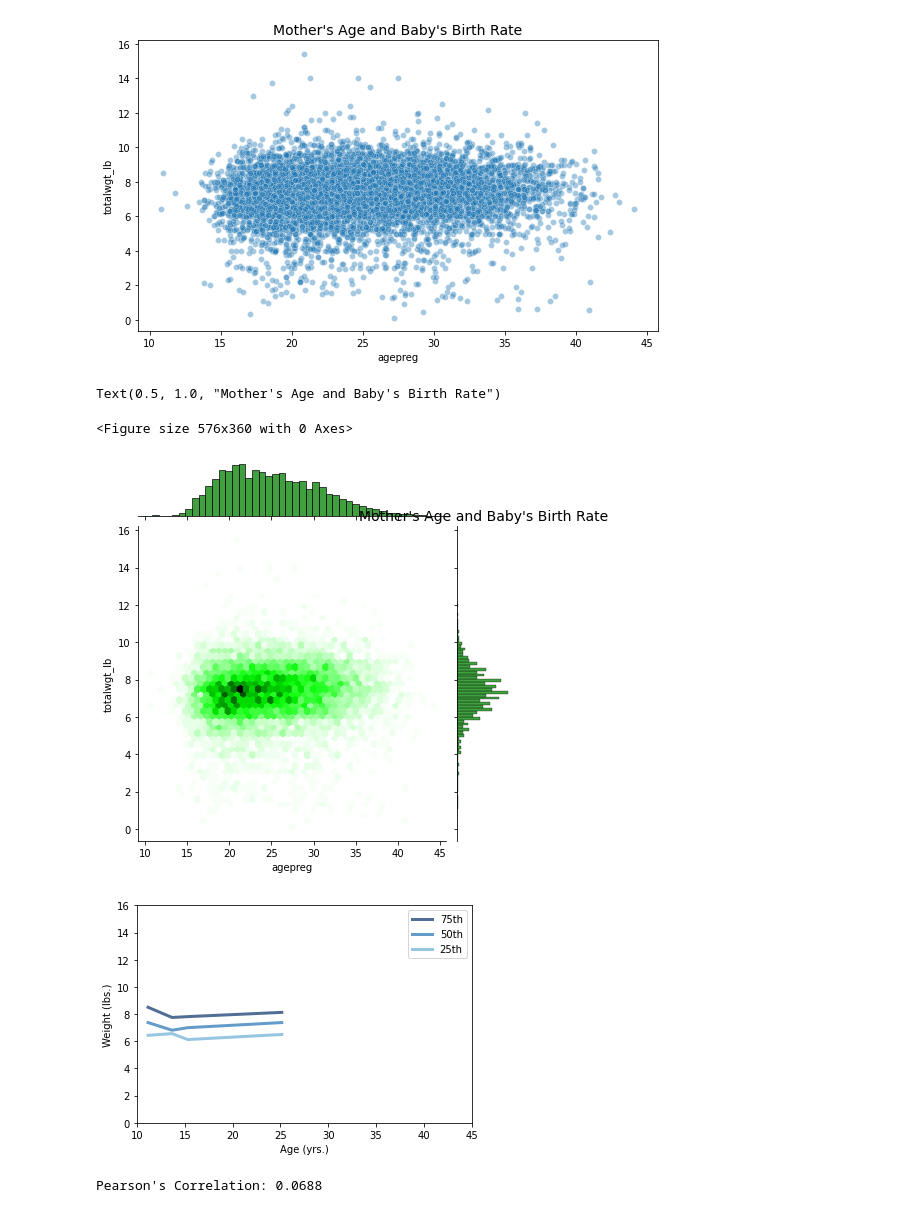
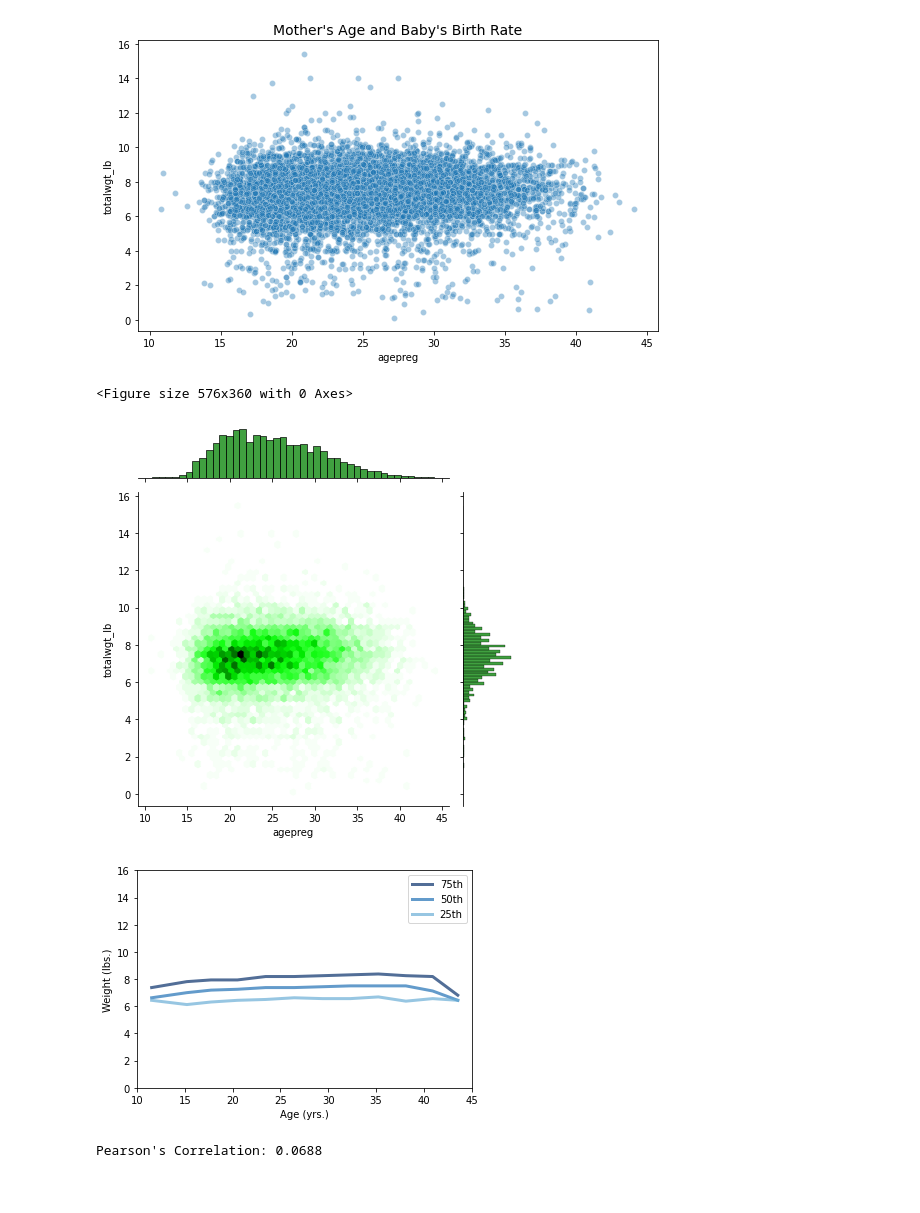
Before and after one commit to Morgan-Sell/ThinkStats2, a Jupyter notebook: code/chap07ex.ipynb, the cells around one changed output. Cells and saved outputs as stored; diff of their text form; code cells hidden in the pictures.

```diff
--- a/code/chap07ex.ipynb
+++ b/code/chap07ex.ipynb
@@ -332,17 +332,16 @@ fig.tight_layout();
 # %%
 plt.figure(figsize=(8,5))
 
 ax = sns.jointplot(x='agepreg', color='green', y='totalwgt_lb', data=live, kind='hex')
-plt.title("Mother's Age and Baby's Birth Rate", fontsize=14)
-p.tight_layout();
+#plt.title("Mother's Age and Baby's Birth Rate", fontsize=14)
+plt.tight_layout();
 # %% [output]
-Text(0.5, 1.0, "Mother's Age and Baby's Birth Rate")
+<Figure size 576x360 with 0 Axes>
-<Figure size 576x360 with 0 Axes>
-[figure, old version]
+[figure, new version]
 # %%
 # Solution goes here
-bins = np.arange(2, 18, 2)
-indices = np.digitize(live.agepreg, bins)
+age_bins = np.arange(10, 48, 3)
+indices = np.digitize(live.agepreg, age_bins)
 groups = live.groupby(indices)
 
 mean_ages = [group.agepreg.mean() for idx, group in groups]
@@ -359,7 +358,7 @@ thinkplot.Config(xlabel='Age (yrs.)',
                 axis=[10,45, 0, 16],
                 legend=True)
 # %% [output]
-[figure, old version]
+[figure, new version]
 # %%
 # Solution to Pearson's Correlation
 age_arr = np.array(live.agepreg)
```
Also changed, not shown: parts of 1 cell of this notebook, 3 other files.
